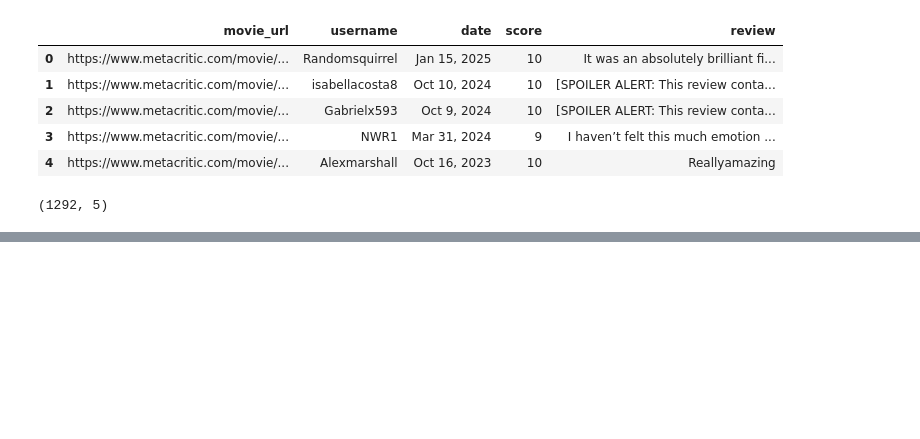
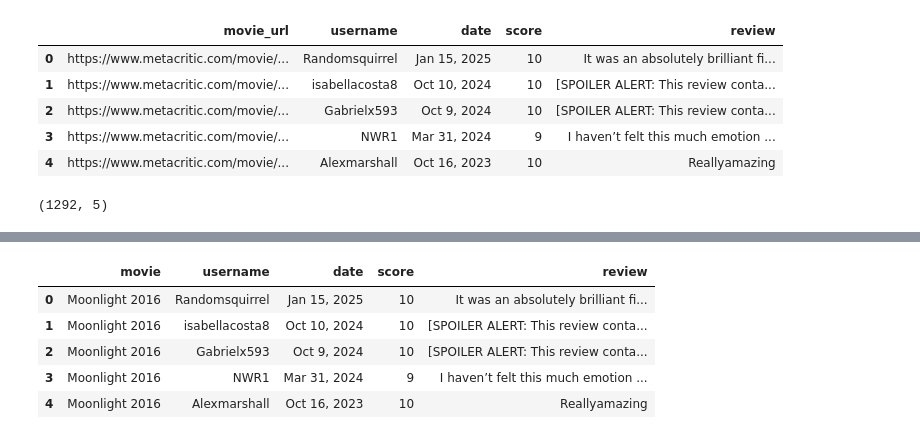
Before and after one commit to jugarbus/Proyecto_NLP, a Jupyter notebook: proyecto_NLP.ipynb, the cells around one changed output, grey strips where cells are left out. Cells and saved outputs as stored; diff of their text form; code cells hidden in the pictures; blank space fills up the shorter version.

```diff
--- a/proyecto_NLP.ipynb
+++ b/proyecto_NLP.ipynb
@@ -399,17 +388,3 @@ df.head()
 df.shape
 # %% [output]
 (1292, 5)
-# %%
-import matplotlib.pyplot as plt
-
-# Asegúrate de que la columna 'score' esté en formato numérico
-df['score'] = pd.to_numeric(df['score'], errors='coerce')
-
-# Crear un histograma de los valores de la columna 'score' del DataFrame df
-plt.figure(figsize=(10,6))
-plt.hist(df['score'].dropna(), bins=10, edgecolor='black')  # Usar dropna() para eliminar valores nulos si los hay
-plt.title('Distribución de las puntuaciones de las reseñas')
-plt.xlabel('Puntuación')
-plt.ylabel('Frecuencia')
-plt.grid(True)
-plt.show()
@@ -417,0 +391,15 @@ plt.show()
+# %%
+# Aplicar la extracción y transformación del nombre de la película a la columna "movie_url"
+df['movie_url'] = df['movie_url'].apply(lambda x: re.search(r'/movie/([^/]+)', x).group(1).replace('-', ' ').title())
+
+# Renombrar la columna "movie_url" a "movie"
+df = df.rename(columns={"movie_url": "movie"})
+
+df.head(5)
+# %% [output]
+|  | movie | username | date | score | review |
+| 0 | Moonlight 2016 | Randomsquirrel | Jan 15, 2025 | 10 | It was an absolutely brilliant fi... |
+| 1 | Moonlight 2016 | isabellacosta8 | Oct 10, 2024 | 10 | [SPOILER ALERT: This review conta... |
+| 2 | Moonlight 2016 | Gabrielx593 | Oct 9, 2024 | 10 | [SPOILER ALERT: This review conta... |
+| 3 | Moonlight 2016 | NWR1 | Mar 31, 2024 | 9 | I haven’t felt this much emotion ... |
+| 4 | Moonlight 2016 | Alexmarshall | Oct 16, 2023 | 10 | Reallyamazing |
```
Also changed, not shown: parts of 16 cells of this notebook, 1 other file.
